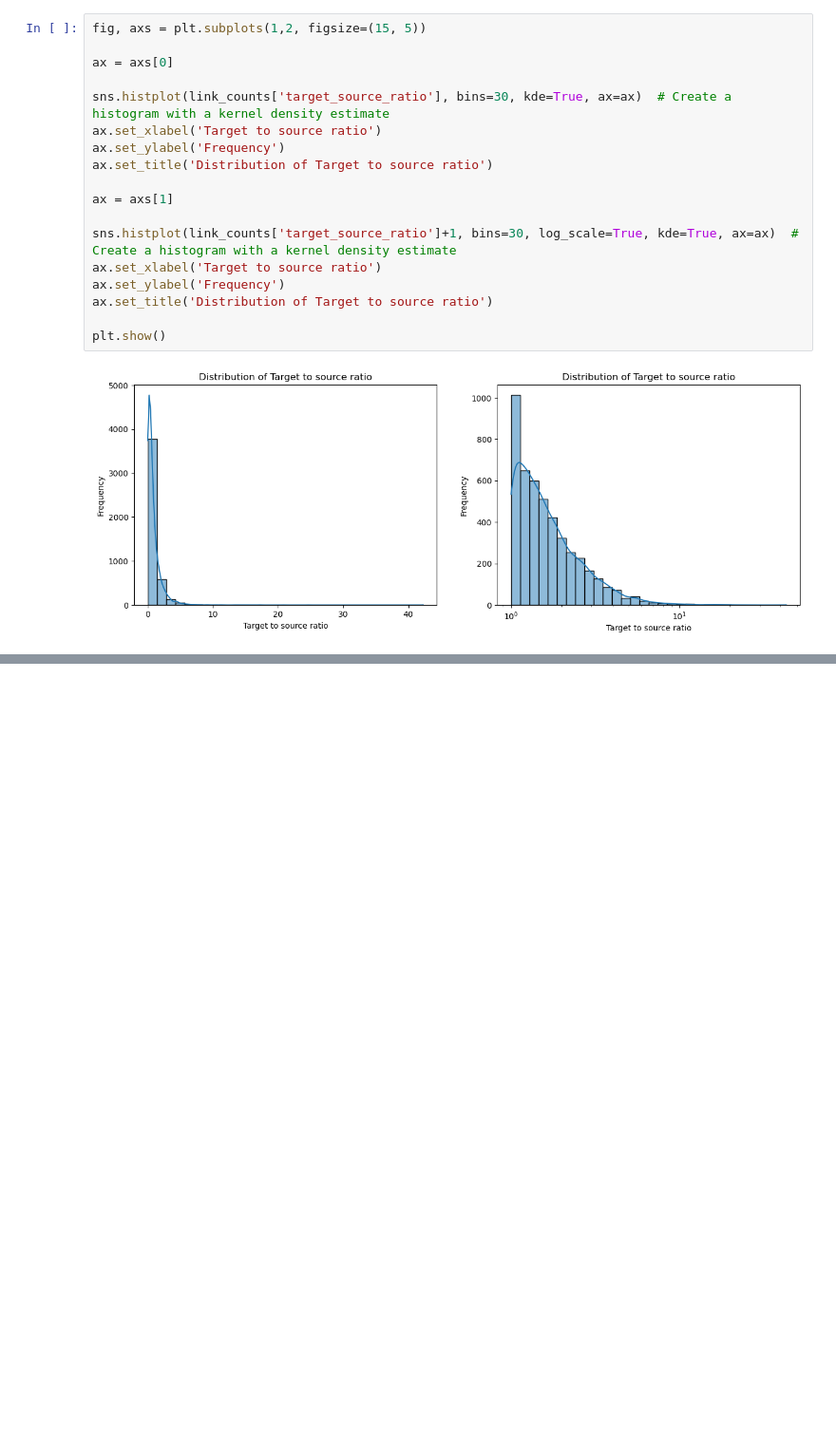
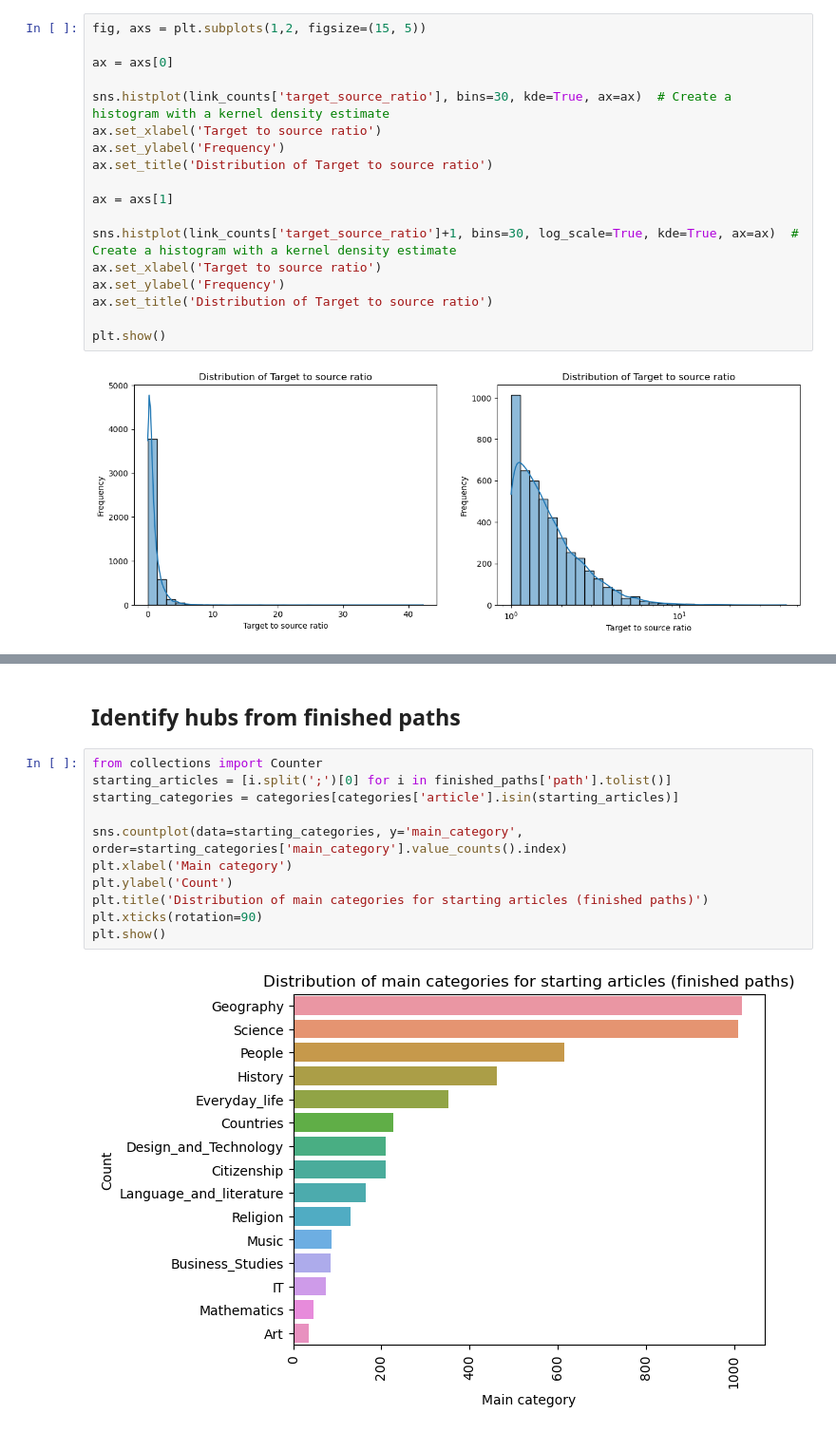
Before and after one commit to epfl-ada/ada-2023-project-epfldatadynamos, a Jupyter notebook: preliminary_analysis.ipynb, the cells around one changed output, grey strips where cells are left out. Shown at 95% size. Saved outputs shown, nothing was run; the diff lists cells and outputs as text; blank space fills up the shorter version.

```diff
--- a/preliminary_analysis.ipynb
+++ b/preliminary_analysis.ipynb
@@ -417,0 +420,15 @@ finished_paths.describe()
+# %% [markdown]
+## Identify hubs from finished paths
+# %%
+from collections import Counter
+starting_articles = [i.split(';')[0] for i in finished_paths['path'].tolist()]
+starting_categories = categories[categories['article'].isin(starting_articles)]
+
+sns.countplot(data=starting_categories, y='main_category', order=starting_categories['main_category'].value_counts().index)
+plt.xlabel('Main category')
+plt.ylabel('Count')
+plt.title('Distribution of main categories for starting articles (finished paths)')
+plt.xticks(rotation=90)
+plt.show()
+# %% [output]
+[figure, added]
```
Also changed, not shown: parts of 38 cells of this notebook, 1 other file.
